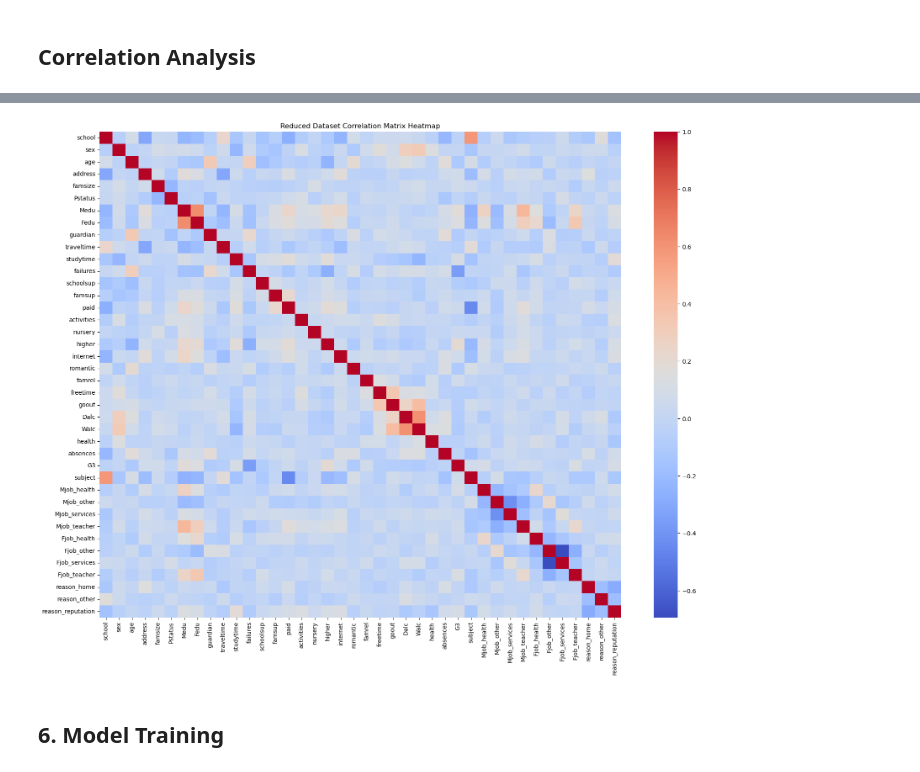
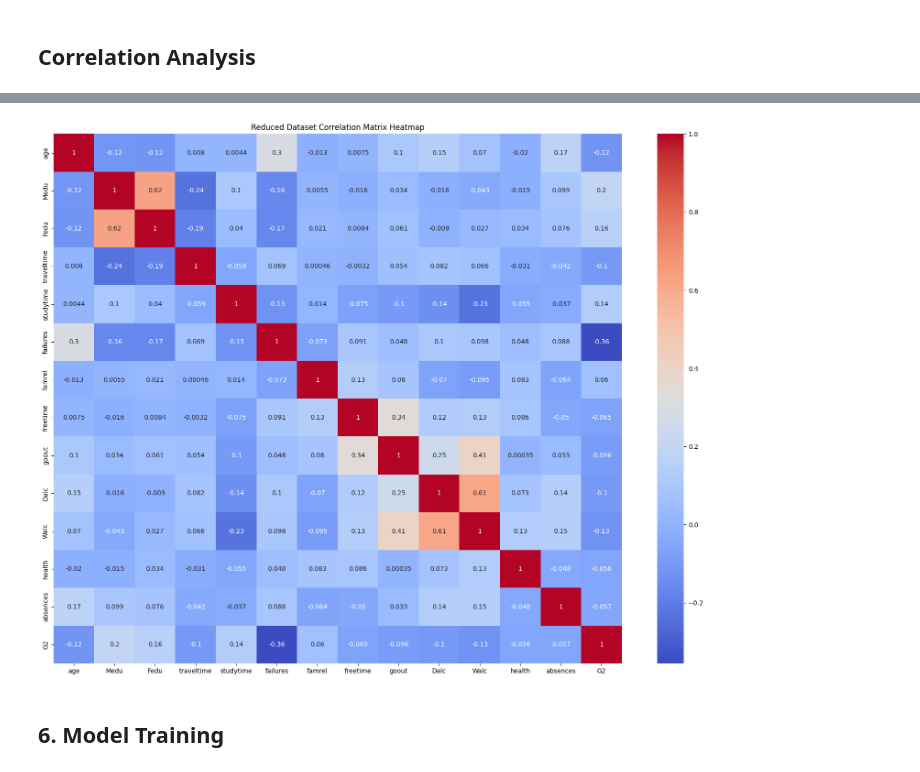
Before and after one commit to MiguelCarloKua/STINTSY_AlcoholConsumption, a Jupyter notebook: STINTSY_StudentAlcohol.ipynb, the cells around one changed output, grey strips where cells are left out. Drawn from its saved outputs; the diff is of its cells as text; code cells hidden in the pictures.

```diff
--- a/STINTSY_StudentAlcohol.ipynb
+++ b/STINTSY_StudentAlcohol.ipynb
@@ -350,9 +374,12 @@ Conversely, some features exhibit left-skewed distributions, with longer left ta
 # %% [markdown]
 ## Correlation Analysis
 # %%
-visual_df = df_student.copy()
+numeric_features = ['age', 'Medu', 'Fedu', 'traveltime', 'studytime', 'failures',
+                    'famrel', 'freetime', 'goout', 'Dalc', 'Walc', 'health', 'absences', 'G1', 'G2']
+
+numeric_df = df_student[numeric_features].copy()
 
 # Calculate the correlation matrix and print it
-corr_matrix = visual_df.corr()
+corr_matrix = numeric_df.corr()
 print(corr_matrix)
 # %% [output]
@@ -434,9 +440,4 @@ display(unique_pairs)
 # %%
-visual_df = df_student.copy()
-
-# Calculate the correlation matrix
-corr_matrix = visual_df.corr()
-
 # Compute the upper triangle of the correlation matrix
 upper_triangle = corr_matrix.where(np.triu(np.ones(corr_matrix.shape), k=1).astype(bool))
 
@@ -451,20 +452,20 @@ for column in upper_triangle.columns:
     # Exclude the column itself and add others to the drop list
     features_to_drop.update(high_corr_features)
 
-# Keep the most relevant feature (`G3`) and remove others (`G1`, `G2`)
-# We drop G1 as its correlation is close to 0.8
+# Keep the most relevant feature (`G2`) and remove others (`G1`)
+# We drop G1 as its correlation is to 0.8
 features_to_drop = features_to_drop - {'G3'}
 
 # Drop the selected features
-visual_df_dropped = visual_df.drop(columns=features_to_drop)
+numeric_df_dropped = numeric_df.drop(columns=features_to_drop)
+df_student = df_student.drop(columns=features_to_drop)
 
-# Recalculate the correlation matrix for the reduced dataset
-corr_matrix_dropped = visual_df_dropped.corr()
+# Recalculate the correlation matrix for the reduced numeric dataset
+corr_matrix_dropped = numeric_df_dropped.corr()
 
 # Display results
 print("Dropped Features:", features_to_drop)
-print("\nNew Correlation Matrix (Reduced Dataset):\n", corr_matrix_dropped)
 
-#subject to change, the new dataset is within corr_matrix_dropped
-#needs to add explanation and others stuff and boxplots for the outliers next
+# df_student
+# the new dataset is within df_student
 # %% [output]
@@ -488,28 +473,22 @@ reason_reputation           1.000000
 # %%
-# Select only numeric features from the reduced dataset
-numeric_df_dropped = visual_df_dropped.select_dtypes(include=[np.number])
-
-# Calculate the correlation matrix for the reduced dataset
-reduced_correlation_matrix = numeric_df_dropped.corr()
-
-# Plot the heatmap
+# Plot the new heatmap for the reduced dataset
 plt.figure(figsize=(20, 15))
-sns.heatmap(reduced_correlation_matrix, cmap='coolwarm', annot=False, cbar=True)
+sns.heatmap(corr_matrix_dropped, cmap='coolwarm', annot=True, cbar=True)
 plt.title("Reduced Dataset Correlation Matrix Heatmap")
 plt.show()
 
 # Identify significant correlations
-significant_correlations_dropped = reduced_correlation_matrix.unstack().reset_index()
+significant_correlations_dropped = corr_matrix_dropped.unstack().reset_index()
 significant_correlations_dropped.columns = ['Feature 1', 'Feature 2', 'Correlation']
 significant_correlations_dropped = significant_correlations_dropped[
     (abs(significant_correlations_dropped['Correlation']) > 0.8) &
     (significant_correlations_dropped['Feature 1'] != significant_correlations_dropped['Feature 2'])
 ]
 
 # Sort by absolute correlation values
 significant_correlations_sorted_dropped = significant_correlations_dropped.sort_values(by='Correlation', ascending=False)
 # %% [output]
-[figure, old version]
+[figure, new version]
 # %% [markdown]
 ## 6. Model Training
 # %% [markdown]
```
Also changed, not shown: parts of 124 cells of this notebook, 2 other files.
